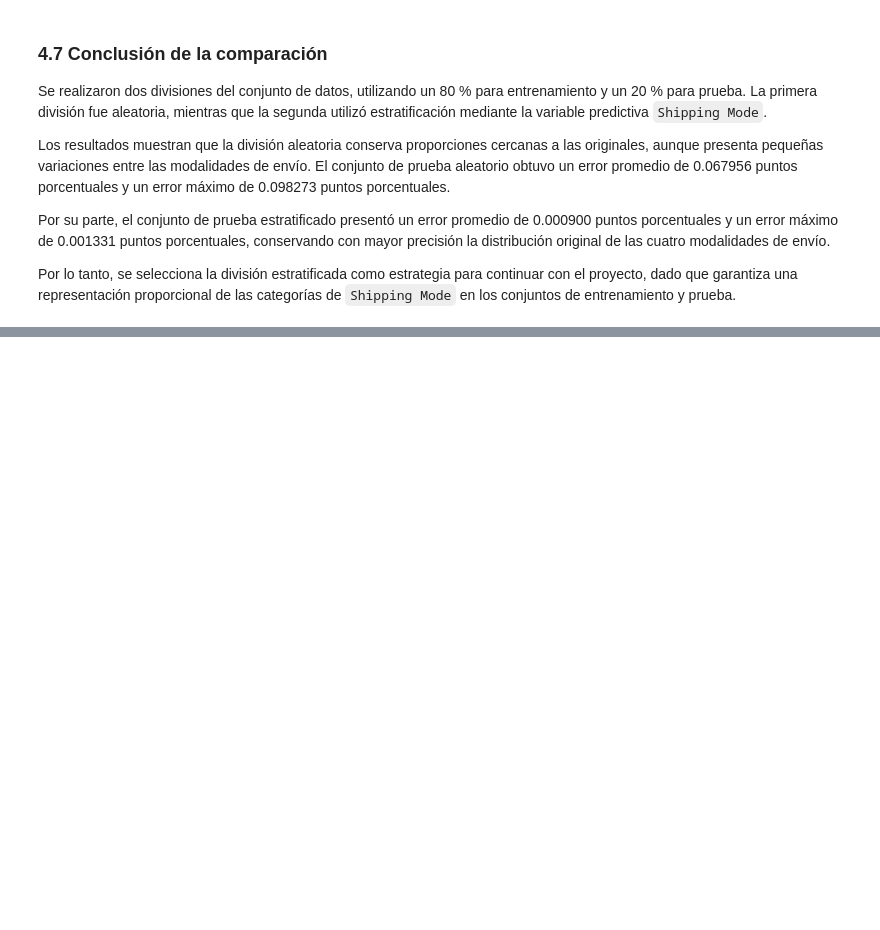
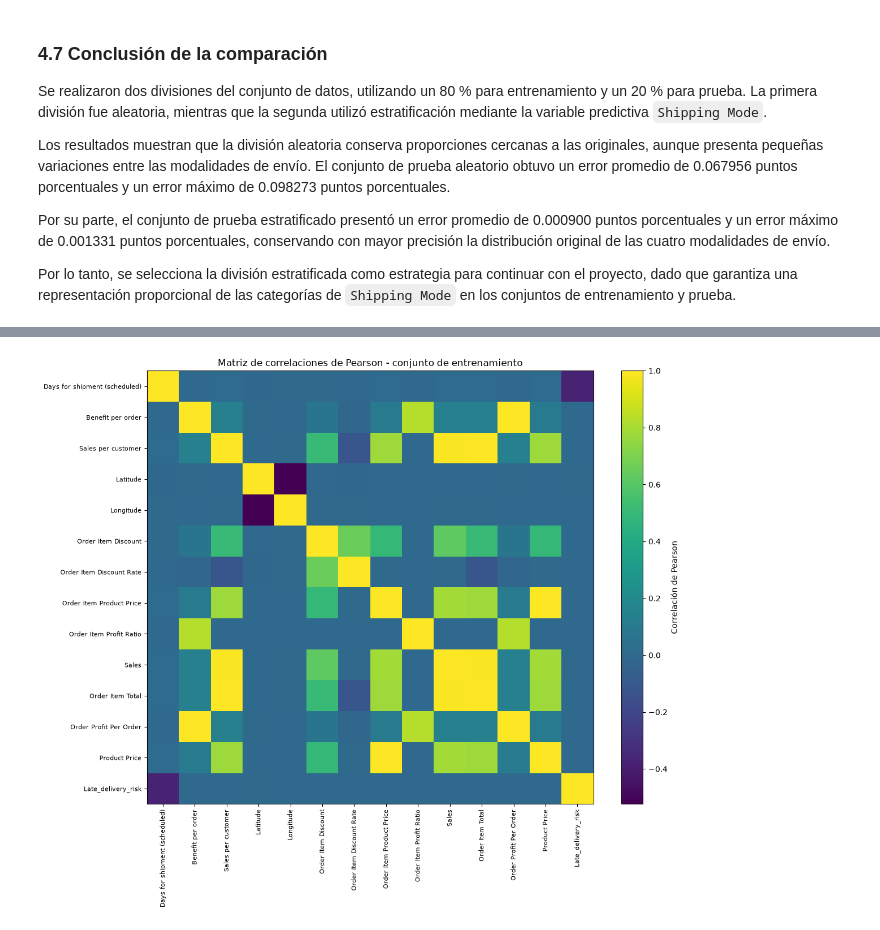
Before and after one commit to JB1302/Big-Data-G2, a Jupyter notebook: ProyectoDataCo.ipynb, the cells around one changed output, grey strips where cells are left out. Saved outputs shown, nothing was run; the diff lists cells and outputs as text; code cells hidden in the pictures; blank space fills up the shorter version.

Commit message:
Correlaciones y atributos

```diff
--- a/ProyectoDataCo.ipynb
+++ b/ProyectoDataCo.ipynb
@@ -781,0 +884,9 @@ Por lo tanto, se selecciona la división estratificada como estrategia para cont
+# %%
+columnas_pearson = variables_pearson + [variable_objetivo]
+
+matriz_pearson = (
+    df_train_analisis[columnas_pearson]
+    .corr(method="pearson")
+)
+
+display(matriz_pearson.round(4))
@@ -781,0 +909,17 @@ Por lo tanto, se selecciona la división estratificada como estrategia para cont
+# %%
+# Mapa de calor de Pearson
+
+fig, ax = plt.subplots(figsize=(12, 10))
+imagen = ax.imshow(matriz_pearson.values, aspect="auto")
+
+ax.set_xticks(range(len(matriz_pearson.columns)))
+ax.set_xticklabels(matriz_pearson.columns, rotation=90, fontsize=8)
+ax.set_yticks(range(len(matriz_pearson.index)))
+ax.set_yticklabels(matriz_pearson.index, fontsize=8)
+
+fig.colorbar(imagen, ax=ax, label="Correlación de Pearson")
+ax.set_title("Matriz de correlaciones de Pearson - conjunto de entrenamiento")
+plt.tight_layout()
+plt.show()
+# %% [output]
+[figure, added]
```
Also changed, not shown: parts of 23 cells of this notebook.
